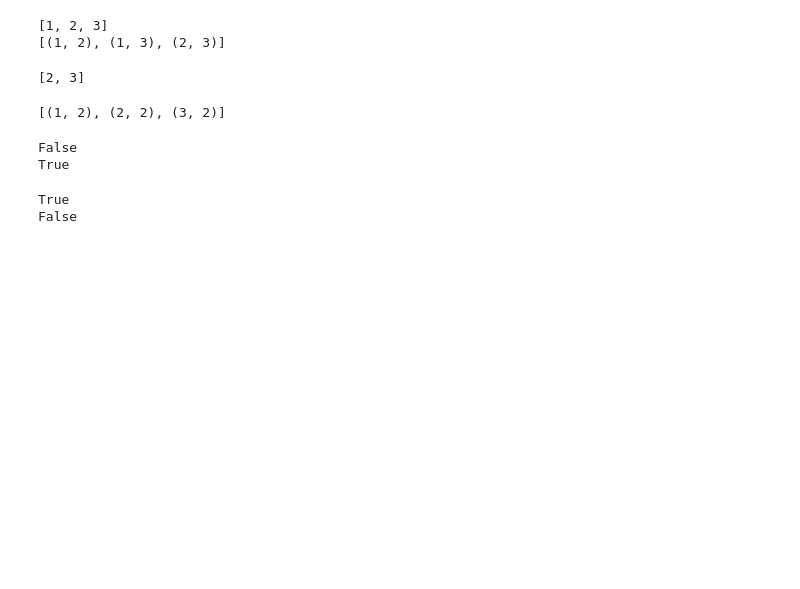
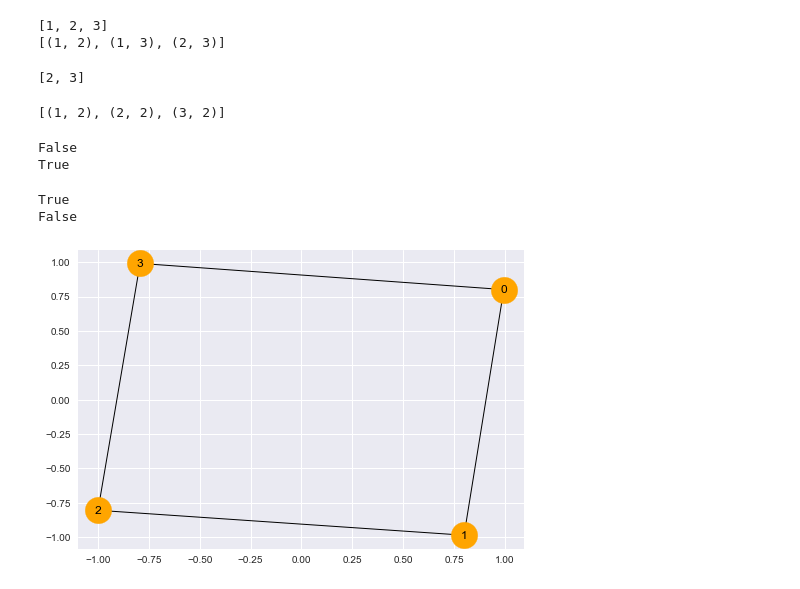
Before and after one commit to JayantGoel001/GraphsAndSocialNetworkAnalytics, a Jupyter notebook: Graph Using NetworkX.ipynb, the cells around one changed output. Drawn from its saved outputs; the diff is of its cells as text; code cells hidden in the pictures; blank space fills up the shorter version.

```diff
--- a/Graph Using NetworkX.ipynb
+++ b/Graph Using NetworkX.ipynb
@@ -80,3 +80,12 @@ print(G.has_node(4))
 # %% [output]
 True
 False
+# %%
+#Node Manipulation
+H = nx.Graph()
+edgeList = [(0,1),(1,2),(2,3),(0,3)]
+H.add_edges_from(edgeList)
+# %%
+showNetork(H,with_labels=True,node_color='orange')
+# %% [output]
+[figure, added]
```
Also changed, not shown: parts of 9 cells of this notebook.
